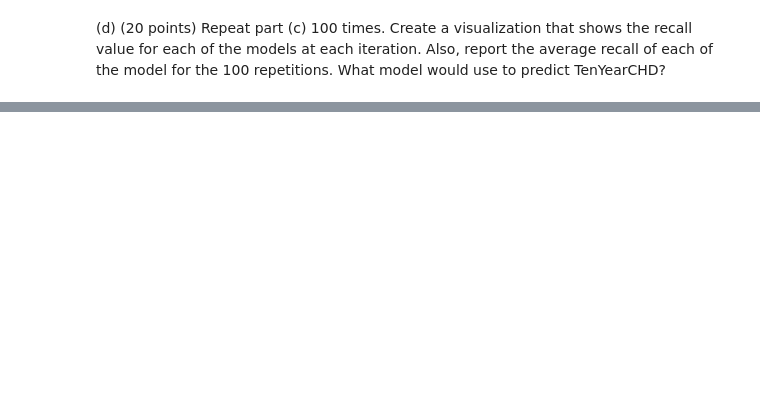
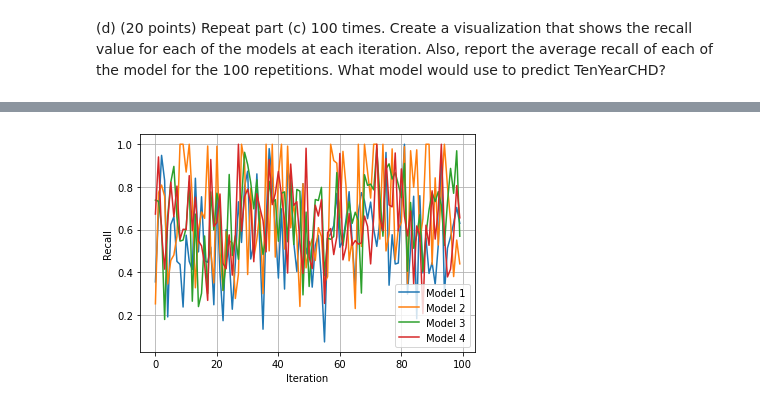
Before and after one commit to craigshaf50/DATA-445, a Jupyter notebook: HomeworkAssignments/Homework_04/HomeworkAssignmentFour.ipynb, the cells around one changed output, grey strips where cells are left out. Saved outputs shown, nothing was run; the diff lists cells and outputs as text; code cells hidden in the pictures; blank space fills up the shorter version.

Commit message:
HW 4 (unfinished)
Need to refine MLP models to remove warnings by transforming y_test and y_train

```diff
--- a/HomeworkAssignments/Homework_04/HomeworkAssignmentFour.ipynb
+++ b/HomeworkAssignments/Homework_04/HomeworkAssignmentFour.ipynb
@@ -103,0 +245,13 @@ the 100 repetitions. What model would use to predict TenYearCHD?
+# %%
+index=np.linspace(0,99,num=100)
+plt.plot(index,md1_results, label = 'Model 1')
+plt.plot(index,md2_results, label = 'Model 2')
+plt.plot(index,md3_results, label = 'Model 3')
+plt.plot(index,md4_results, label = 'Model 4')
+plt.xlabel('Iteration')
+plt.ylabel('Recall')
+plt.legend()
+plt.grid()
+plt.show()
+# %% [output]
+[figure, added]
```
Also changed, not shown: parts of 4 cells of this notebook.
